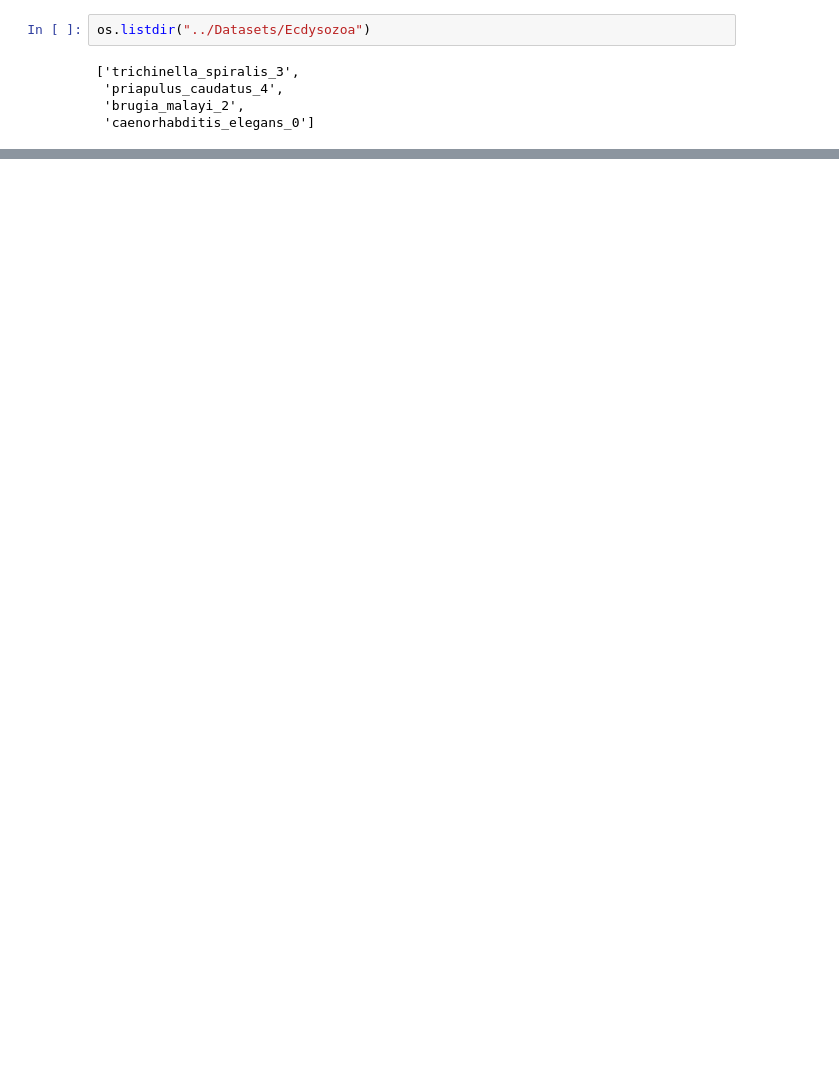
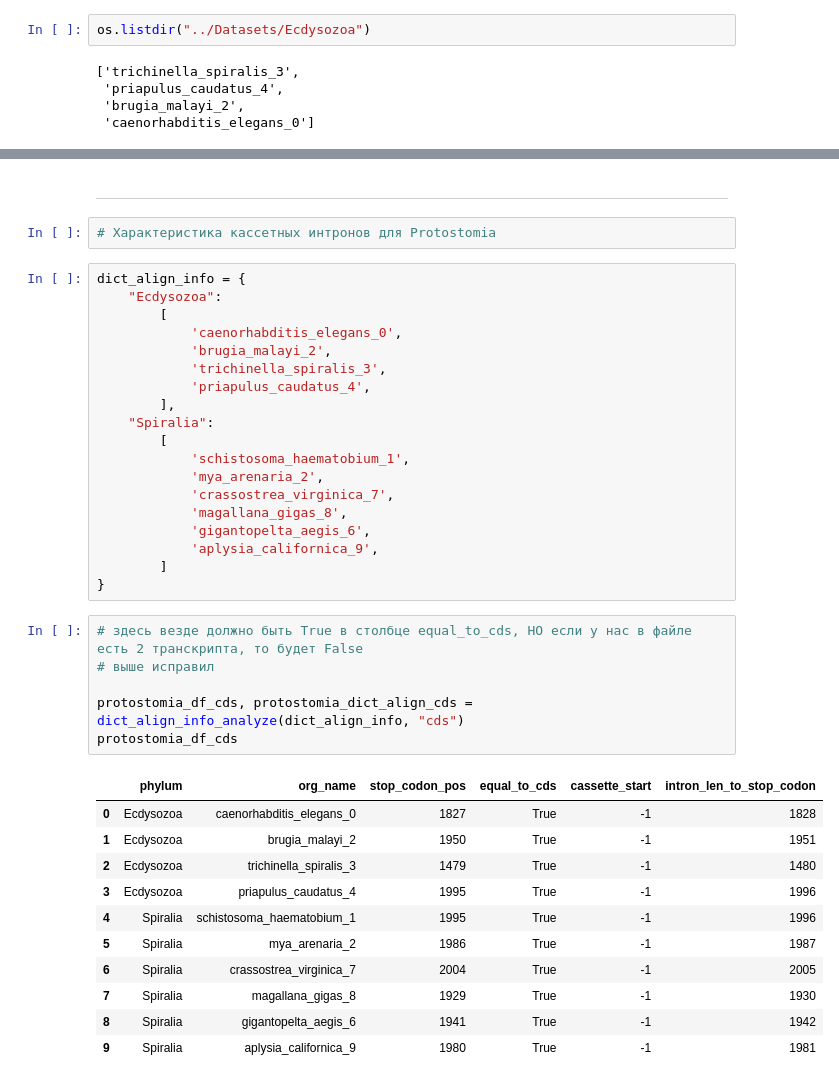
Before and after one commit to ArtemVaska/Diploma, a Jupyter notebook: Scripts/protostomia_processing.ipynb, the cells around one changed output, grey strips where cells are left out. Cells and saved outputs as stored; diff of their text form; blank space fills up the shorter version.

```diff
--- a/Scripts/protostomia_processing.ipynb
+++ b/Scripts/protostomia_processing.ipynb
@@ -126,0 +303,41 @@ dict_align_to_fasta(alignment_dict, "../Alignment/Ecdysozoa_introns.aln")
+# %% [markdown]
+---
+# %%
+# Характеристика кассетных интронов для Protostomia
+# %%
+dict_align_info = {
+    "Ecdysozoa":
+        [
+            'caenorhabditis_elegans_0',
+            'brugia_malayi_2',
+            'trichinella_spiralis_3',
+            'priapulus_caudatus_4',
+        ],
+    "Spiralia":
+        [
+            'schistosoma_haematobium_1',
+            'mya_arenaria_2',
+            'crassostrea_virginica_7',
+            'magallana_gigas_8',
+            'gigantopelta_aegis_6',
+            'aplysia_californica_9',
+        ]
+}
+# %%
+# здесь везде должно быть True в столбце equal_to_cds, НО если у нас в файле есть 2 транскрипта, то будет False
+# выше исправил
+
+protostomia_df_cds, protostomia_dict_align_cds = dict_align_info_analyze(dict_align_info, "cds")
+protostomia_df_cds
+# %% [output]
+|  | phylum | org_name | stop_codon_pos | equal_to_cds | cassette_start | intron_len_to_stop_codon |
+| 0 | Ecdysozoa | caenorhabditis_elegans_0 | 1827 | True | -1 | 1828 |
+| 1 | Ecdysozoa | brugia_malayi_2 | 1950 | True | -1 | 1951 |
+| 2 | Ecdysozoa | trichinella_spiralis_3 | 1479 | True | -1 | 1480 |
+| 3 | Ecdysozoa | priapulus_caudatus_4 | 1995 | True | -1 | 1996 |
+| 4 | Spiralia | schistosoma_haematobium_1 | 1995 | True | -1 | 1996 |
+| 5 | Spiralia | mya_arenaria_2 | 1986 | True | -1 | 1987 |
+| 6 | Spiralia | crassostrea_virginica_7 | 2004 | True | -1 | 2005 |
+| 7 | Spiralia | magallana_gigas_8 | 1929 | True | -1 | 1930 |
+| 8 | Spiralia | gigantopelta_aegis_6 | 1941 | True | -1 | 1942 |
+| 9 | Spiralia | aplysia_californica_9 | 1980 | True | -1 | 1981 |
```
Also changed, not shown: parts of 42 cells of this notebook.
